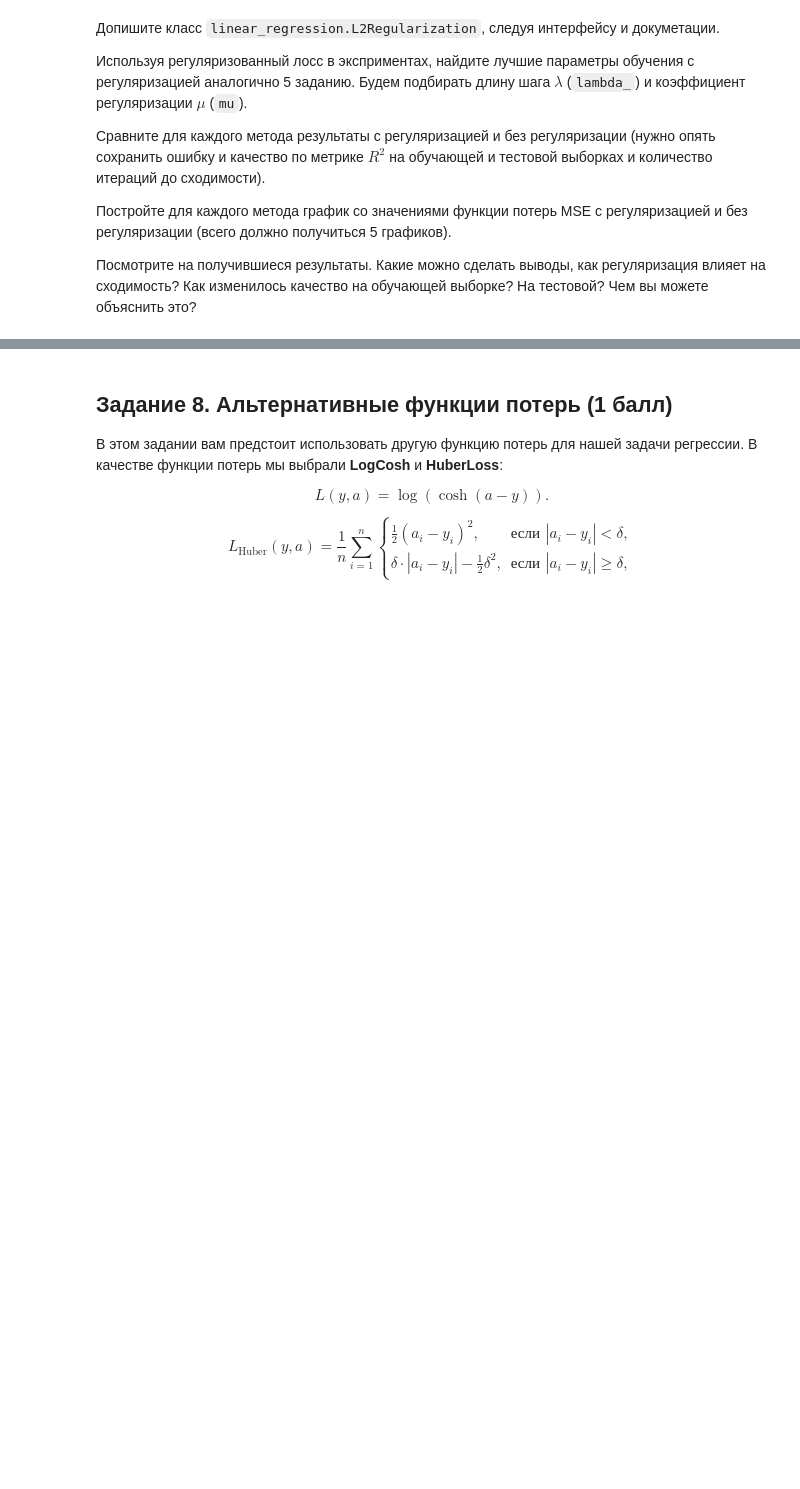
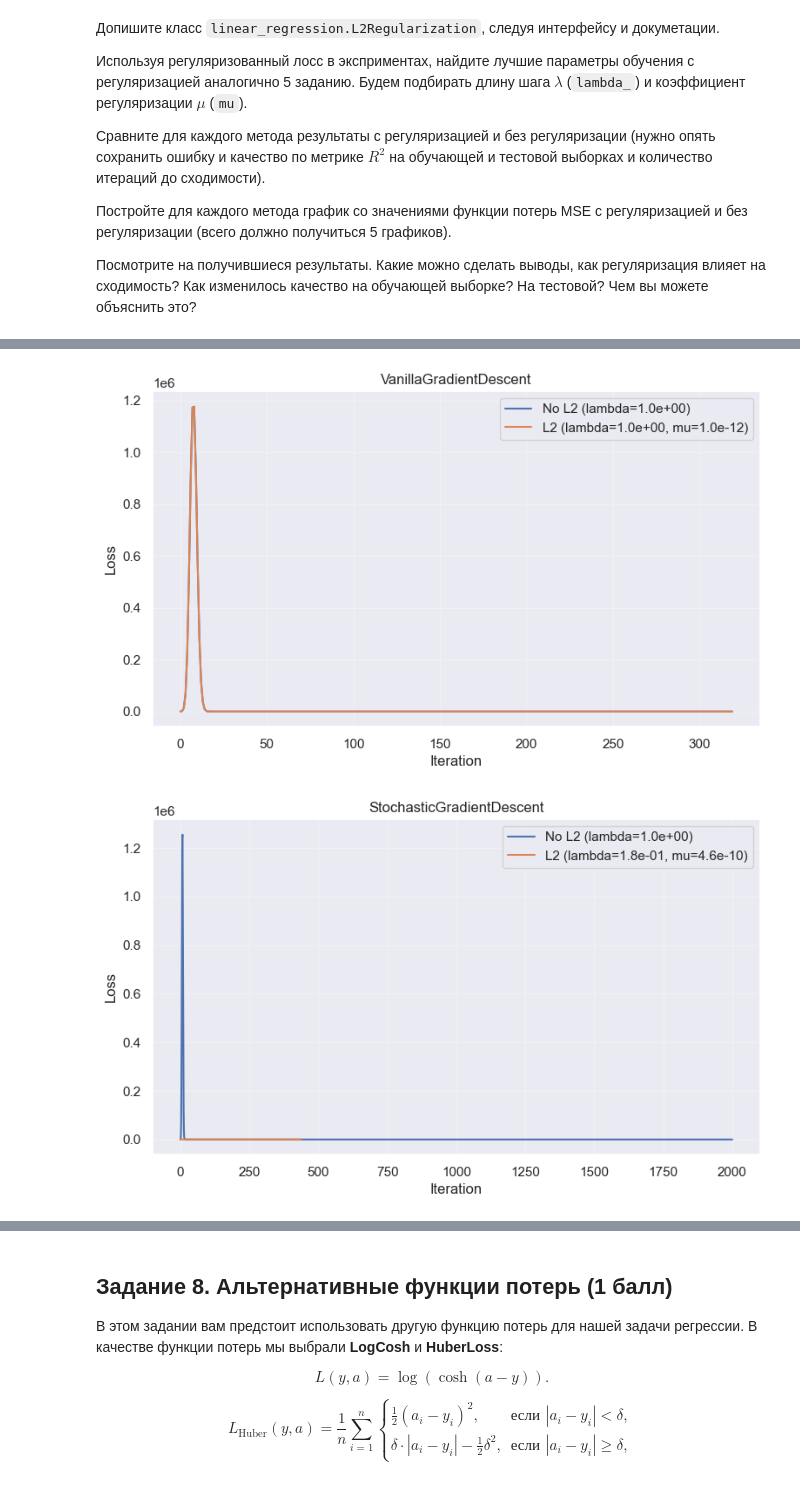
Before and after one commit to Shel2123/ML1_hw, a Jupyter notebook: hw2/Homework Practice 02 GD Соседов.ipynb, the cells around one changed output, grey strips where cells are left out. Saved outputs shown, nothing was run; the diff lists cells and outputs as text; code cells hidden in the pictures; blank space fills up the shorter version.

```diff
--- a/hw2/Homework Practice 02 GD Соседов.ipynb
+++ b/hw2/Homework Practice 02 GD Соседов.ipynb
@@ -1184,0 +1207,24 @@ results_df
+# %%
+best_no_reg = results_df.set_index("method")["best_lambda"].to_dict()
+best_reg = results_df2.set_index("method")[["best_lambda", "best_mu"]].to_dict(orient="index")
+
+for method_name in methods.keys():
+    lam_no = best_no_reg[method_name]
+    loss_no = histories[method_name][lam_no]
+
+    lam_reg = best_reg[method_name]["best_lambda"]
+    mu_reg = best_reg[method_name]["best_mu"]
+    loss_reg = histories2[method_name][(lam_reg, mu_reg)]
+
+    plt.figure(figsize=(9, 5))
+    plt.plot(loss_no, label=f"No L2 (lambda={lam_no:.1e})")
+    plt.plot(loss_reg, label=f"L2 (lambda={lam_reg:.1e}, mu={mu_reg:.1e})")
+    plt.title(method_name)
+    plt.xlabel("Iteration")
+    plt.ylabel("Loss")
+    plt.grid(True, alpha=0.3)
+    plt.legend()
+    plt.show()
+# %% [output]
+[figure, added]
+[figure, added]
```
Also changed, not shown: parts of 25 cells of this notebook, 2 other files.
